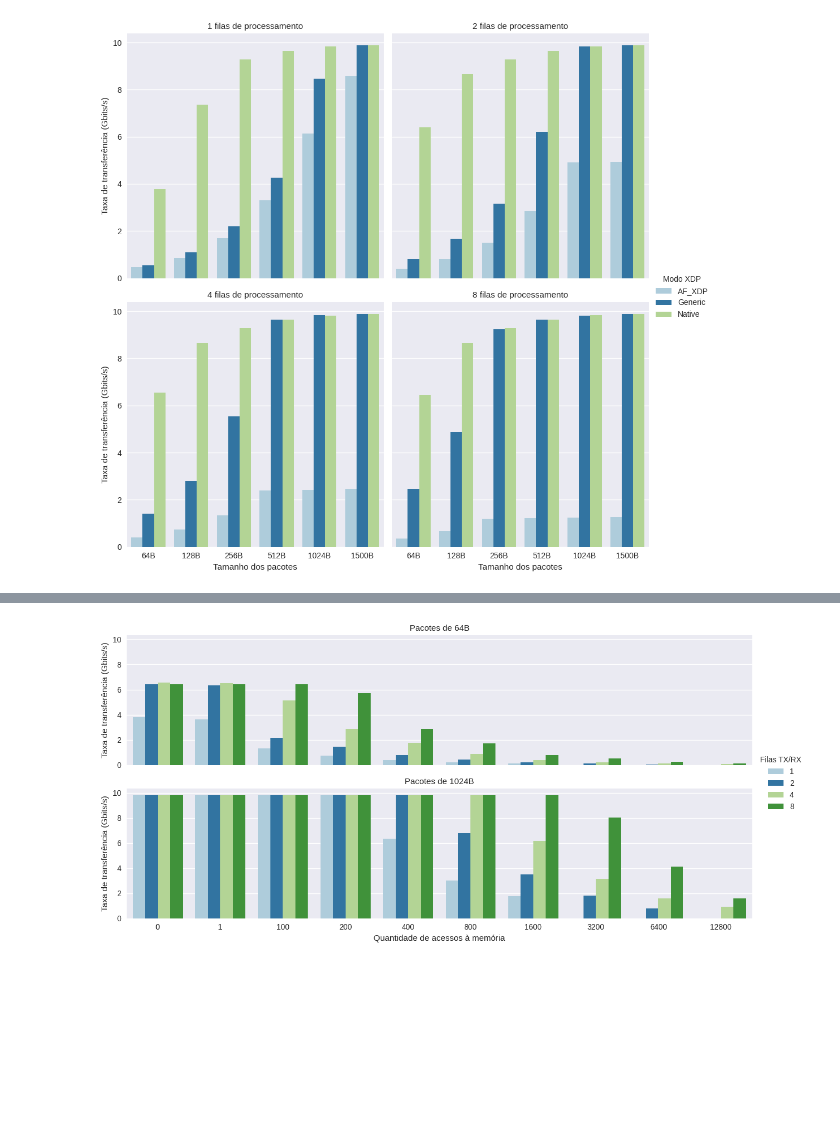
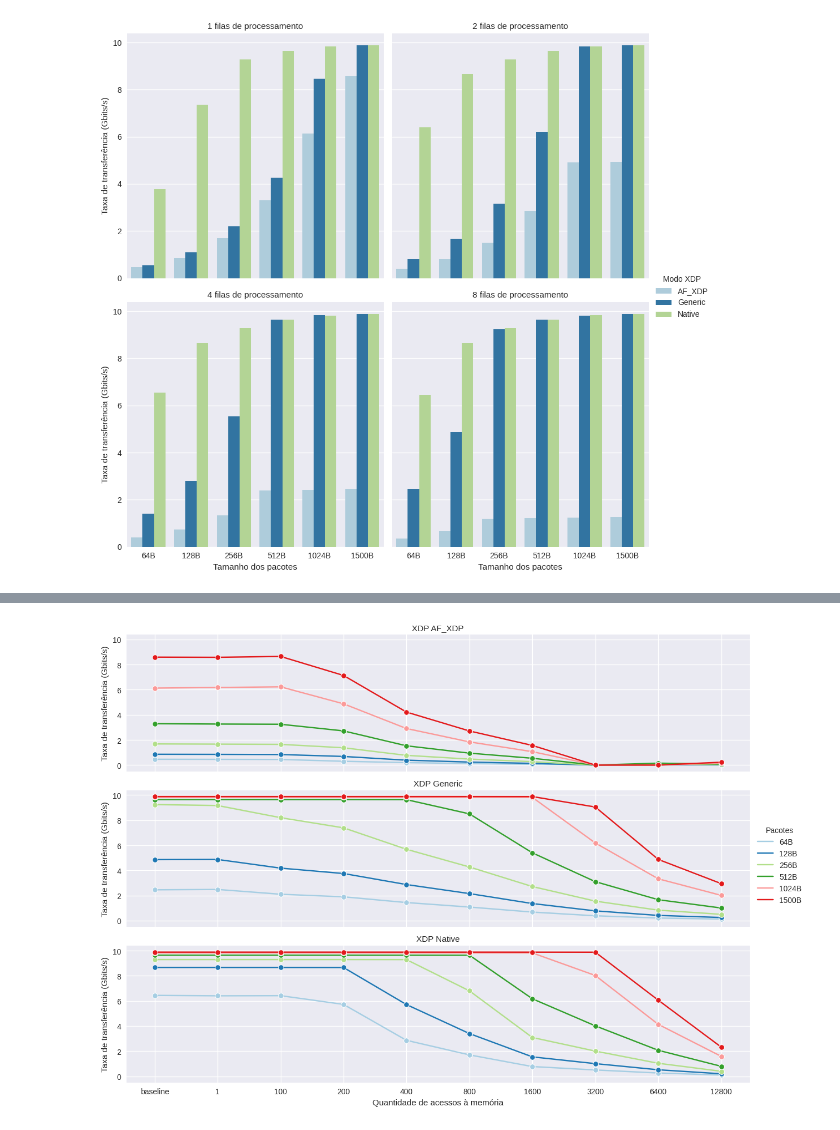
Before and after one commit to igor-capeletti/tcc_eBPF_XDP, a Jupyter notebook: scripts/python/gera_graficos_vazao.ipynb, the cells around one changed output, grey strips where cells are left out. Saved outputs shown, nothing was run; the diff lists cells and outputs as text; code cells hidden in the pictures; blank space fills up the shorter version.

Commit message:
corrigido escritas dos gráficos e gerado novos gráficos corregidos

```diff
--- a/scripts/python/gera_graficos_vazao.ipynb
+++ b/scripts/python/gera_graficos_vazao.ipynb
@@ -72,6 +72,7 @@ for i,j in zip(lista_for,lista_alias_for):
        df_gerador['algoritmo']= df_gerador['algoritmo'].replace(f'{i}',f'{j}')
 
 df_gerador['algoritmo']= df_gerador['algoritmo'].astype(int)
+df_gerador = df_gerador.rename(columns={'hook_ebpf': 'Modo XDP'})
 
 df_gerador
 # %% [output]
@@ -97,26 +98,17 @@ format_imagens= '.pdf'
 #Figura 17
 
 algoritmo= 0
-combined= 8
-#packet_size= 1024
-#hook_ebpf= 'xdpgeneric'
-#hook_ebpf= 'xdpdrv'
-#hook_ebpf= 'af_xdp'
 
 eixo_x= 'packet_size'
 eixo_y= 'rx_packet_rate'
-hue= 'hook_ebpf'
+hue= 'Modo XDP'
 
 plt.rc('figure', figsize=(5, 5))
-df_gerador= df_gerador.sort_values(by=[eixo_x,hue], ascending=True)       #ordena dados com os valores do eixo x
+df_gerador= df_gerador.sort_values(by=[eixo_x,hue,'Modo XDP'], ascending=True)       #ordena dados com os valores do eixo x
 
 df= df_gerador.copy()
 df= df[df.algoritmo == algoritmo]                #filtra por algoritmo especifico
-#df= df[df.combined == combined]                  #filtra por quantidade de filas TX/RX especifica
-#df= df[df.packet_size == packet_size]            #filtra por tamanho de pacote especifico
-#df= df[df.hook_ebpf == hook_ebpf]                #filtra por modo XDP especifico
 df= df[[eixo_x, eixo_y, hue, 'combined']]
-df = df.rename(columns={'hook_ebpf': 'Modo XDP'})
 
 df['packet_size']= df['packet_size'].astype(str)
 for i,j in zip(lista_pacotes,lista_alias_pacotes):
@@ -132,9 +124,6 @@ grafico.set_ylabels("Taxa de transferência (Gbits/s)")
 grafico.set_xlabels("Tamanho dos pacotes")
 grafico.set_titles("{col_name} filas de processamento")
 
-#ax.set_ylabel('Taxa de transferência (Gbits/s)')
-#ax.set_xlabel("Tamanho dos pacotes")
-
 grafico.savefig(f'{raiz}/vazao_{hue}_x_{eixo_x}@alg_{algoritmo}{format_imagens}')
 # %% [output]
 [figure]
@@ -230,42 +208,43 @@ grafico.savefig(f'{raiz}/vazao_{hue}_x_{eixo_x}@packet_size_{packet_size}{format
 # %%
-#Figura 20, 21 e 22
-
-from numpy import row_stack
-
-#hook_ebpf= 'AF_XDP'
-#hook_ebpf= 'Generic'
-hook_ebpf= 'Native'
+#Figura 24
 
 eixo_x= 'algoritmo'
 eixo_y= 'rx_packet_rate'
-hue= 'combined'
+hue= 'packet_size'
 
 plt.rc('figure', figsize=(20, 5))
-df_gerador= df_gerador.sort_values(by=[eixo_x,hue], ascending=True)       #ordena dados com os valores do eixo x
+df= df_gerador.copy()
+df1= pd.concat([df[df['Modo XDP'] == 'Generic'], df[df['Modo XDP'] == 'Native']], sort = False)
+df1= df1[df1.combined == 8]
 
-df= df_gerador.copy()
-df= pd.concat([df[df.packet_size == 64], df[df.packet_size == 1024]], sort = False)
-#df= df[df.algoritmo == algoritmo]                          #filtra por algoritmo especifico
-#df= df[df.combined > combined]                             #filtra por quantidade de filas TX/RX especifica
-#df= df[(df.packet_size == 64) & (df.packet_size == 1024)]            #filtra por tamanho de pacote especifico
-df= df[df.hook_ebpf == hook_ebpf]                          #filtra por modo XDP especifico
+df2= df[df.combined == 1]
+df2= df2[df2['Modo XDP'] == 'AF_XDP']
 
-df= df[[eixo_x, eixo_y, hue, 'packet_size']]
-df = df.rename(columns={'combined': 'Filas TX/RX'})
+df= pd.concat([df1, df2], sort = False)
+df= df.sort_values(by=[eixo_x,hue,'Modo XDP'], ascending=True)       #ordena dados com os valores do eixo x
 
+df = df.rename(columns={'packet_size': 'Pacotes'})
+df['algoritmo']= df['algoritmo'].astype(str)
+df['algoritmo']= df['algoritmo'].replace('0','baseline')
+
+df['Pacotes']= df['Pacotes'].astype(str)
+for i,j in zip(lista_pacotes,lista_alias_pacotes):
+       df['Pacotes']= df['Pacotes'].replace(f'{i}',f'{j}')
+
+df= df[[eixo_x, eixo_y, 'Pacotes', 'Modo XDP']]
 
 df.index= range(len(df))
-grafico = sns.catplot(
+grafico = sns.relplot(
     data=df, x=eixo_x, y=eixo_y,
-    col='packet_size', hue='Filas TX/RX',
-    kind="bar", palette='Paired', col_wrap=1,
+    col='Modo XDP', hue='Pacotes',
+    kind="line", palette='Paired', col_wrap=1, marker='o',
     height= 3, aspect=12/3
 )
 grafico.set_ylabels("Taxa de transferência (Gbits/s)")
 grafico.set_xlabels("Quantidade de acessos à memória")
-grafico.set_titles("Pacotes de {col_name}B")
+grafico.set_titles("XDP {col_name}")
 
 
-grafico.savefig(f'{raiz}/vazao_{hue}_x_{eixo_x}@hook_ebpf_{hook_ebpf}{format_imagens}')
+grafico.savefig(f'{raiz}/vazao_{hue}_x_{eixo_x}@combined_melhores_por_modo_xdp{format_imagens}')
 # %% [output]
-[figure, old version]
+[figure, new version]
```
Also changed, not shown: parts of 25 cells of this notebook, 49 other files.
